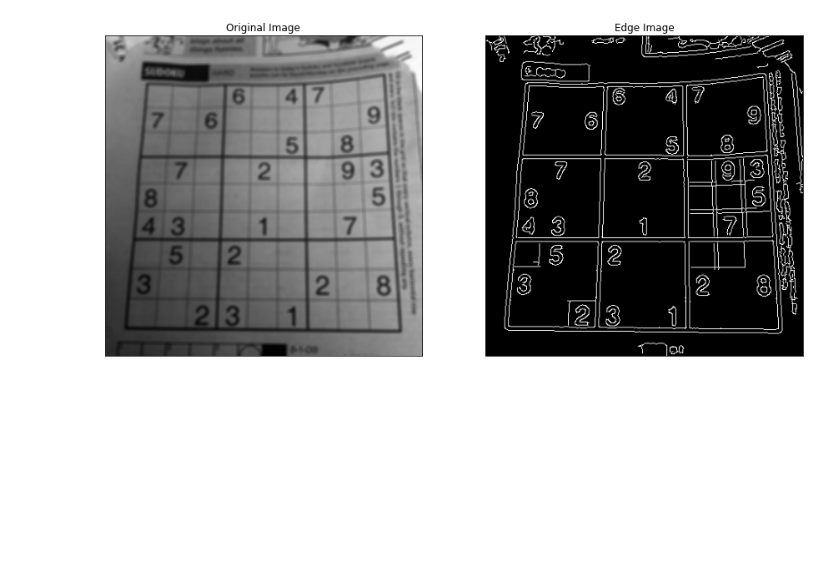
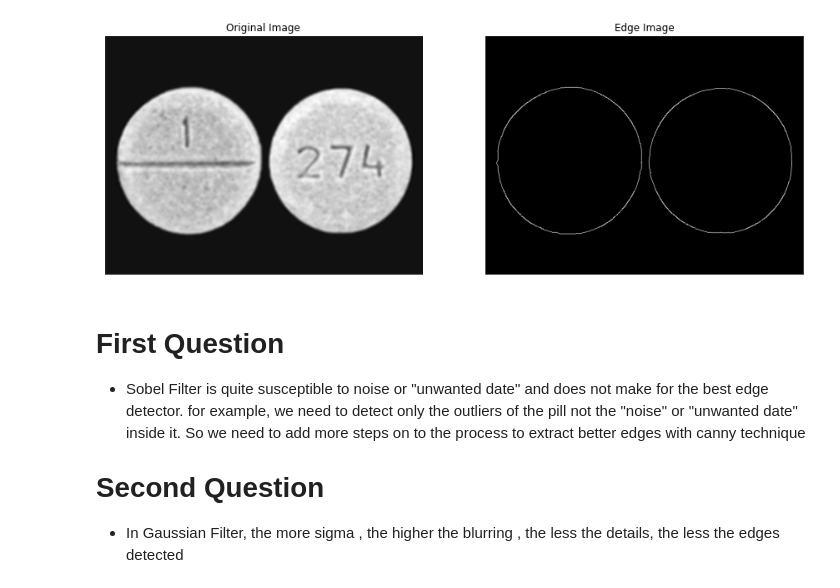
Before and after one commit to Mostafa-Medhat/ComputerVision_Task2_EdgeDetection, a Jupyter notebook: Task2.ipynb, the cells around one changed output. Cells and saved outputs as stored; diff of their text form; code cells hidden in the pictures; blank space fills up the shorter version.

```diff
--- a/Task2.ipynb
+++ b/Task2.ipynb
@@ -92,19 +86,25 @@ plt.show()
 # %%
 #ref:https://docs.opencv.org/4.x/da/d22/tutorial_py_canny.html
 import numpy as np
 import cv2
 from matplotlib import pyplot as plt
 
-img = cv2.imread('hsLhe.jpg',0)
-img = cv2.GaussianBlur(img, (5,5),10)#the more sigma , the higher the blurring , the less the details, the less the edges detected
-edges = cv2.Canny(img,10,100)
+img = cv2.imread('pill.jpg',0)
+img = cv2.GaussianBlur(img, (7,7),4) #the more sigma , the higher the blurring , the less the details, the less the edges detected
+edges = cv2.Canny(img,0,106)
 
 fig, ax = plt.subplots(figsize=(15,15))
 
 plt.subplot(121),plt.imshow(img,cmap = 'gray')
 plt.title('Original Image'), plt.xticks([]), plt.yticks([])
 plt.subplot(122),plt.imshow(edges,cmap = 'gray')
 plt.title('Edge Image'), plt.xticks([]), plt.yticks([])
 plt.show()
 # %% [output]
-[figure, old version]
+[figure, new version]
+# %% [markdown]
+# First Question
+- Sobel Filter is quite susceptible to noise or "unwanted date" and does not make for the best edge detector. for example, we need to detect only the outliers of the pill not the "noise" or "unwanted date" inside it. So we need to add more steps on to the process to extract better edges with canny technique
+
+# Second Question
+- In Gaussian Filter, the more sigma , the higher the blurring , the less the details, the less the edges detected
```
Also changed, not shown: parts of 3 cells of this notebook, 1 other file.
